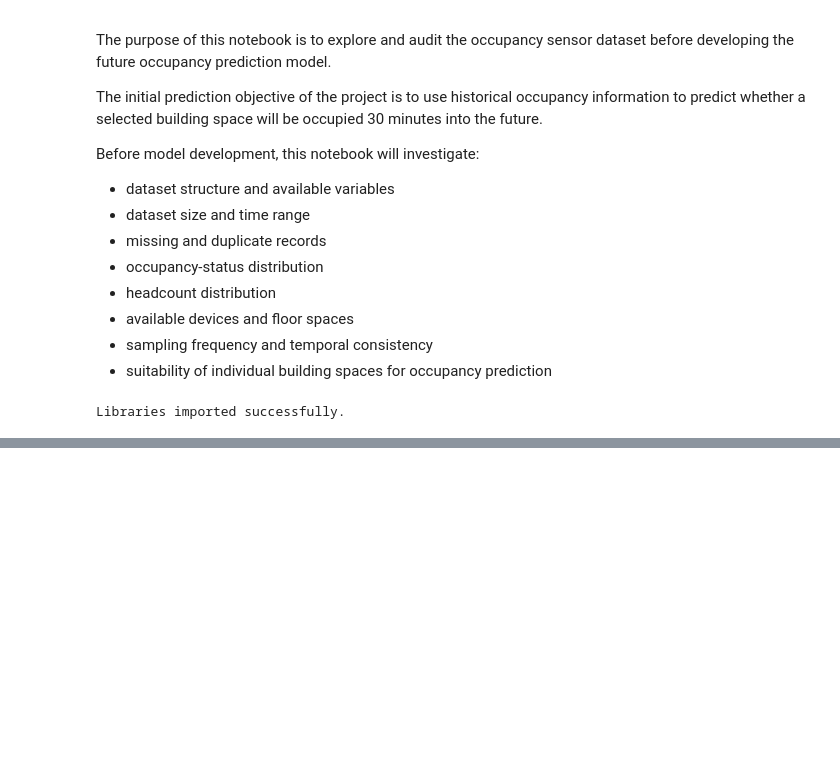
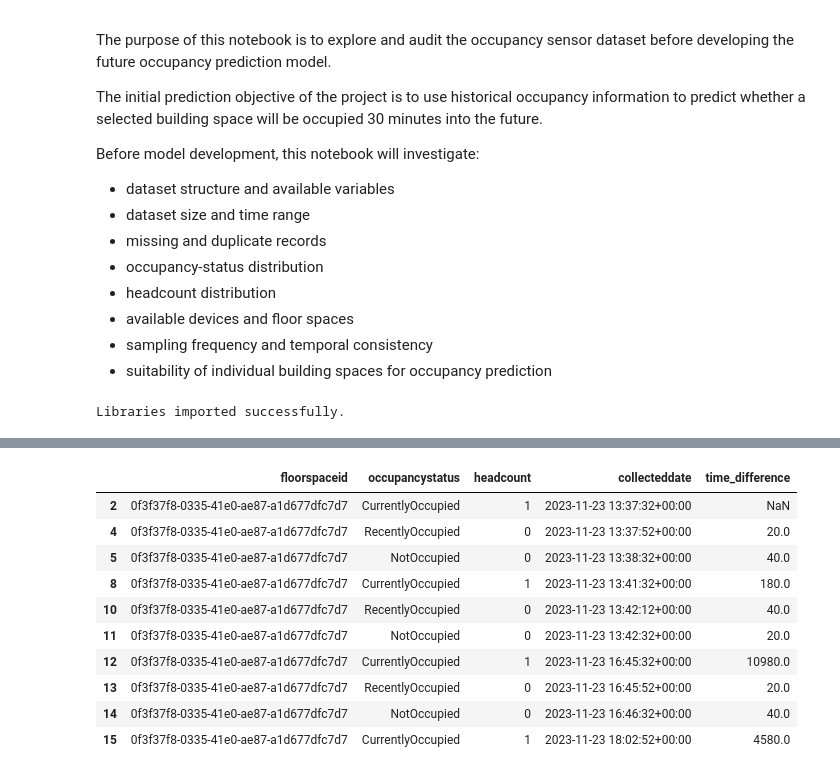
Before and after one commit to Betty-jyw/MMA3001-Occupancy-Prediction, a Jupyter notebook: notebooks/01_data_exploration.ipynb, the cells around one changed output, grey strips where cells are left out. Saved outputs shown, nothing was run; the diff lists cells and outputs as text; code cells hidden in the pictures; blank space fills up the shorter version.

```diff
--- a/notebooks/01_data_exploration.ipynb
+++ b/notebooks/01_data_exploration.ipynb
@@ -29,0 +151,15 @@ Libraries imported successfully.
+# %%
+occupancy_file = data_path + "/5occupancySensor_MayToDec2024_9MRows.csv"
+
+# Read only the first 10,000 rows for initial inspection
+occ_sample = pd.read_csv(occupancy_file, nrows=10000)
+
+print("Sample shape:", occ_sample.shape)
+
+print("\nColumn names:")
+print(occ_sample.columns.tolist())
+
+print("\nData types:")
+print(occ_sample.dtypes)
+
+occ_sample.head()
@@ -29,0 +443,41 @@ Libraries imported successfully.
+# %%
+selected_space = "0f3f37f8-0335-41e0-ae87-a1d677dfc7d7"
+
+space_sample = pd.read_csv(
+    occupancy_file,
+    usecols=[
+        "floorspaceid",
+        "occupancystatus",
+        "headcount",
+        "collecteddate"
+    ]
+)
+
+space_sample = space_sample[
+    space_sample["floorspaceid"] == selected_space
+].copy()
+
+space_sample["collecteddate"] = pd.to_datetime(
+    space_sample["collecteddate"],
+    errors="coerce",
+    utc=True
+)
+
+space_sample = space_sample.sort_values("collecteddate")
+
+space_sample["time_difference"] = (
+    space_sample["collecteddate"].diff().dt.total_seconds()
+)
+
+print("Selected space:", selected_space)
+print("Number of records:", len(space_sample))
+
+print("\nTime range:")
+print("Start:", space_sample["collecteddate"].min())
+print("End:", space_sample["collecteddate"].max())
+
+print("\nTime difference between consecutive records (seconds):")
+print(space_sample["time_difference"].describe())
+
+space_sample.head(10)
+# %% [output]
@@ -29,0 +501,11 @@ Libraries imported successfully.
+|  | floorspaceid | occupancystatus | headcount | collecteddate | time_difference |
+| 2 | 0f3f37f8-0335-41e0-ae87-a1d677dfc7d7 | CurrentlyOccupied | 1 | 2023-11-23 13:37:32+00:00 | NaN |
+| 4 | 0f3f37f8-0335-41e0-ae87-a1d677dfc7d7 | RecentlyOccupied | 0 | 2023-11-23 13:37:52+00:00 | 20.0 |
+| 5 | 0f3f37f8-0335-41e0-ae87-a1d677dfc7d7 | NotOccupied | 0 | 2023-11-23 13:38:32+00:00 | 40.0 |
+| 8 | 0f3f37f8-0335-41e0-ae87-a1d677dfc7d7 | CurrentlyOccupied | 1 | 2023-11-23 13:41:32+00:00 | 180.0 |
+| 10 | 0f3f37f8-0335-41e0-ae87-a1d677dfc7d7 | RecentlyOccupied | 0 | 2023-11-23 13:42:12+00:00 | 40.0 |
+| 11 | 0f3f37f8-0335-41e0-ae87-a1d677dfc7d7 | NotOccupied | 0 | 2023-11-23 13:42:32+00:00 | 20.0 |
+| 12 | 0f3f37f8-0335-41e0-ae87-a1d677dfc7d7 | CurrentlyOccupied | 1 | 2023-11-23 16:45:32+00:00 | 10980.0 |
+| 13 | 0f3f37f8-0335-41e0-ae87-a1d677dfc7d7 | RecentlyOccupied | 0 | 2023-11-23 16:45:52+00:00 | 20.0 |
+| 14 | 0f3f37f8-0335-41e0-ae87-a1d677dfc7d7 | NotOccupied | 0 | 2023-11-23 16:46:32+00:00 | 40.0 |
+| 15 | 0f3f37f8-0335-41e0-ae87-a1d677dfc7d7 | CurrentlyOccupied | 1 | 2023-11-23 18:02:52+00:00 | 4580.0 |
```
Also changed, not shown: parts of 36 cells of this notebook.
